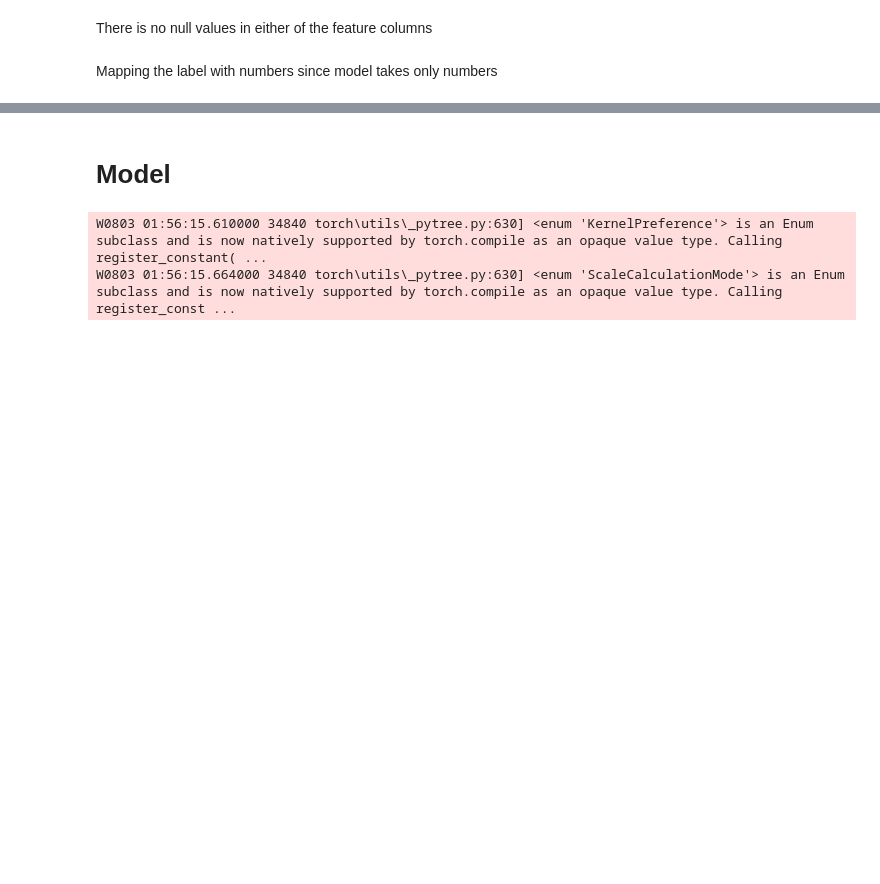
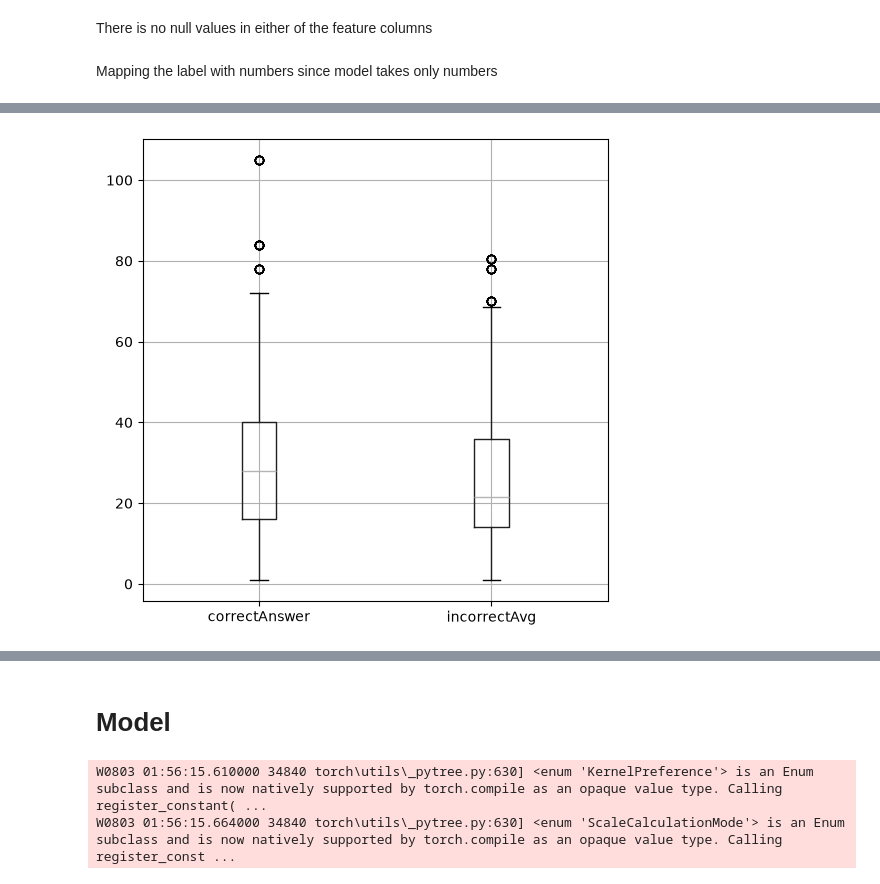
Before and after one commit to Bireswar-Sett/DL_genAI_2026, a Jupyter notebook: DL-24F2001551-notebook-t22026.ipynb, the cells around one changed output, grey strips where cells are left out. Drawn from its saved outputs; the diff is of its cells as text; code cells hidden in the pictures; blank space fills up the shorter version.

```diff
--- a/DL-24F2001551-notebook-t22026.ipynb
+++ b/DL-24F2001551-notebook-t22026.ipynb
@@ -272,0 +305,12 @@ trainStats.describe().T
+# %%
+trainStats["incorrectAvg"] = train.apply(
+    lambda row: sum(len(row[c].split()) for c in ["A", "B", "C", "D", "E"] if c != row["answer"]) / 4,
+    axis=1
+    )
+
+comparison = trainStats[["correctAnswer", "incorrectAvg"]]
+
+comparison.boxplot(figsize=(6,6))
+plt.show()
+# %% [output]
+[figure, added]
```
Also changed, not shown: parts of 29 cells of this notebook, 1 other file.
